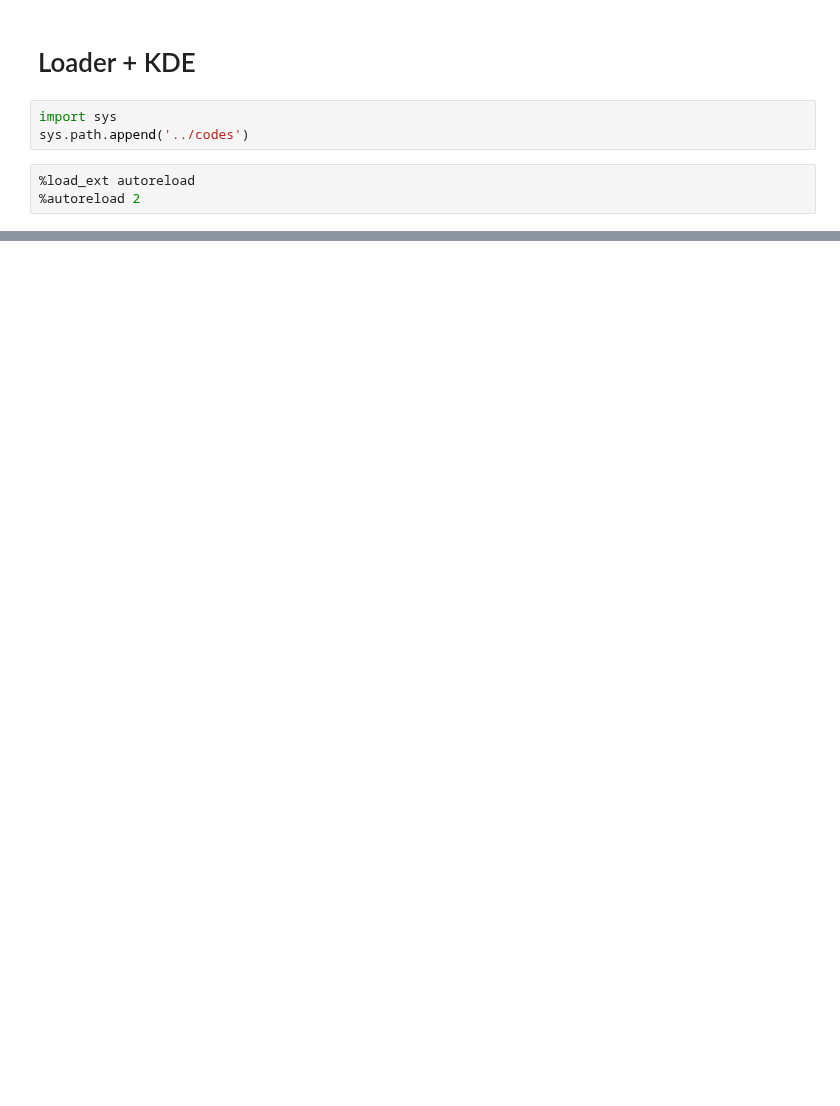
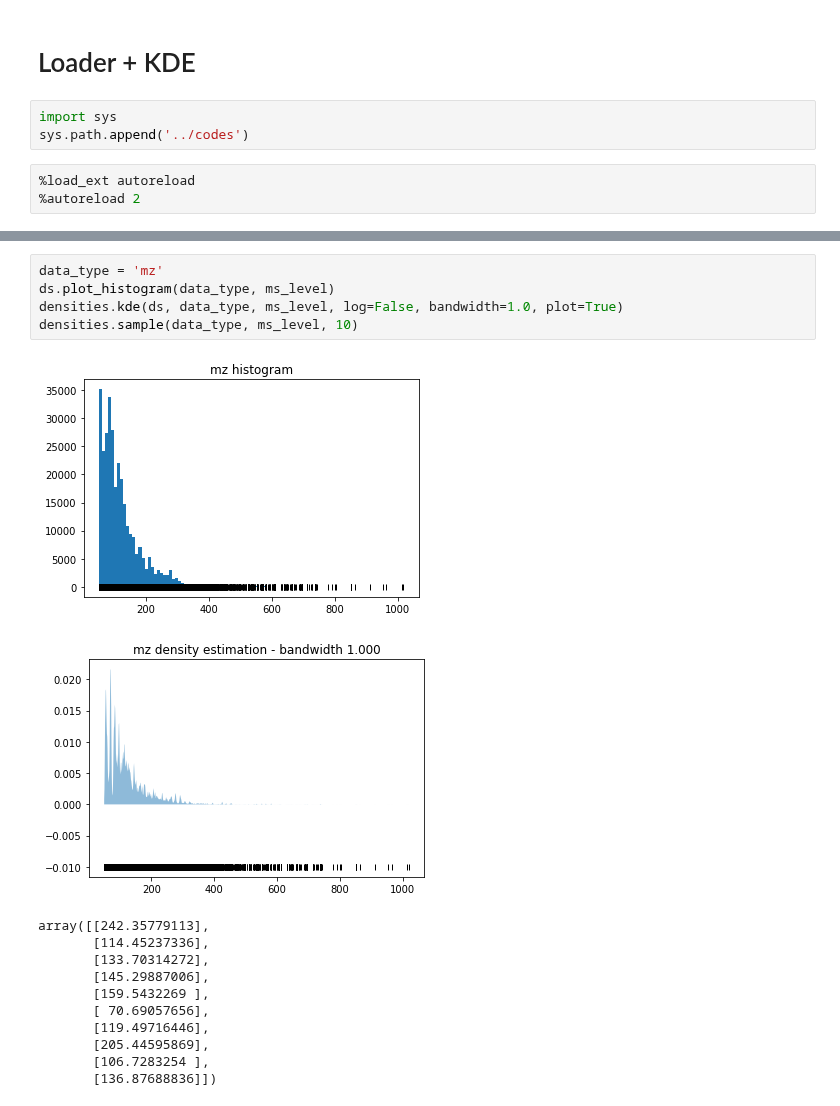
Before and after one commit to sdrogers/clms, a Jupyter notebook: Simulator/notebooks/loader_kde.ipynb, the cells around one changed output, grey strips where cells are left out. Cells and saved outputs as stored; diff of their text form; blank space fills up the shorter version.

```diff
--- a/Simulator/notebooks/loader_kde.ipynb
+++ b/Simulator/notebooks/loader_kde.ipynb
@@ -250,0 +88,18 @@ sim.save('../models/sim_4beers.pkl')
+# %%
+data_type = 'mz'
+ds.plot_histogram(data_type, ms_level)
+densities.kde(ds, data_type, ms_level, log=False, bandwidth=1.0, plot=True)
+densities.sample(data_type, ms_level, 10)
+# %% [output]
+[figure, added]
+[figure, added]
+array([[242.35779113],
+       [114.45237336],
+       [133.70314272],
+       [145.29887006],
+       [159.5432269 ],
+       [ 70.69057656],
+       [119.49716446],
+       [205.44595869],
+       [106.7283254 ],
+       [136.87688836]])
```
Also changed, not shown: parts of 27 cells of this notebook, 2 other files.
